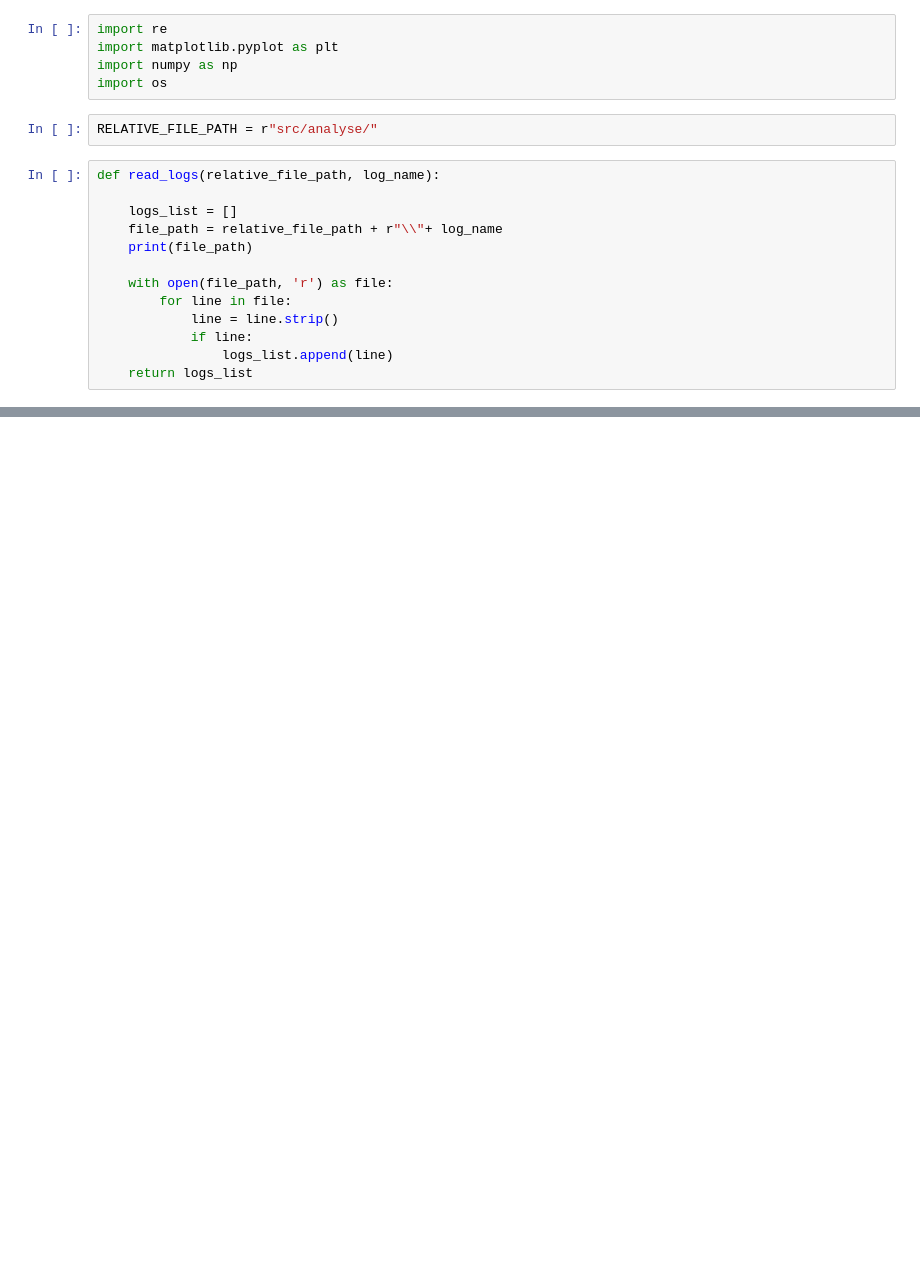
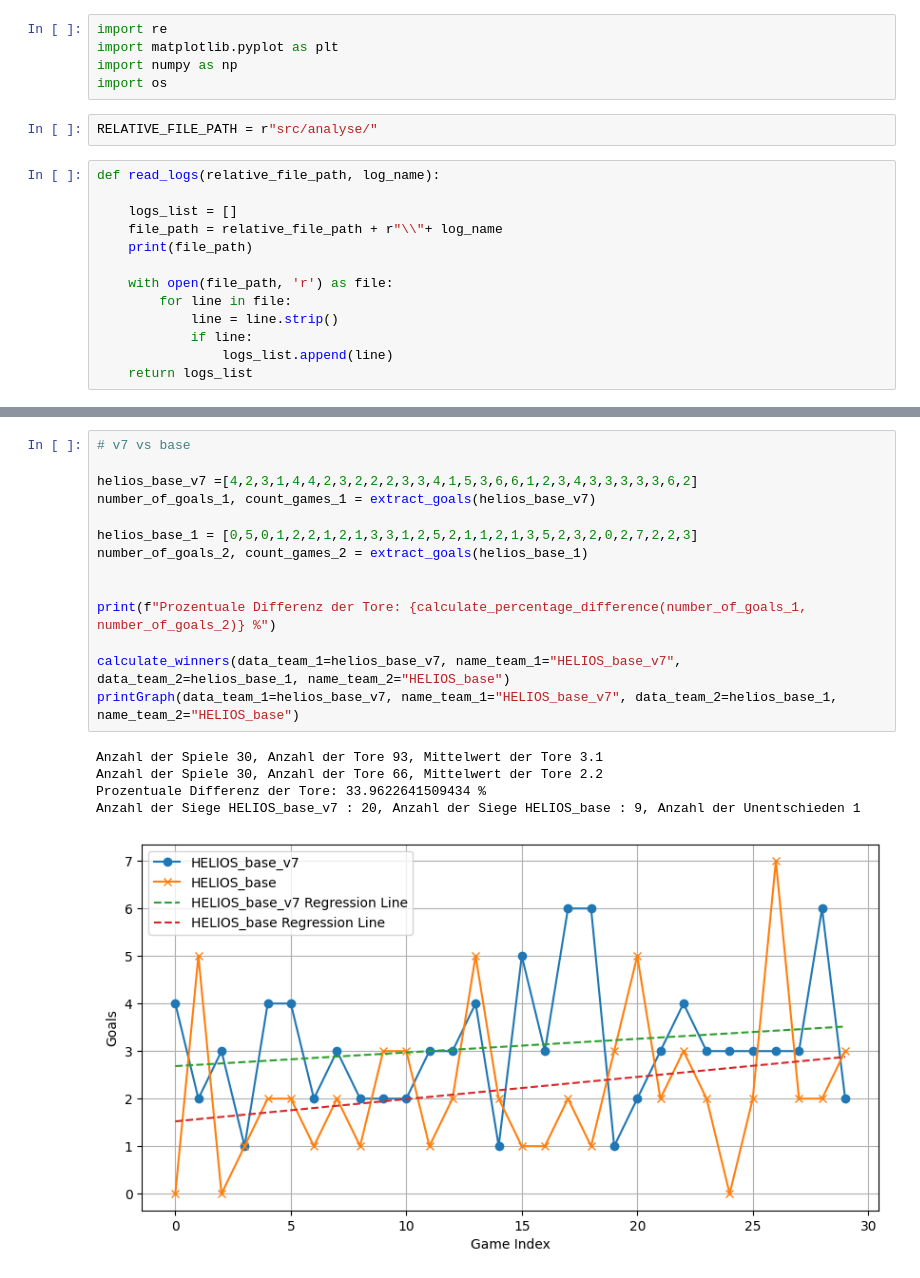
Before and after one commit to Haeuptling/helios-base, a Jupyter notebook: src/analyse/analyse.ipynb, the cells around one changed output, grey strips where cells are left out. Saved outputs shown, nothing was run; the diff lists cells and outputs as text; blank space fills up the shorter version.

```diff
--- a/src/analyse/analyse.ipynb
+++ b/src/analyse/analyse.ipynb
@@ -212,0 +168,20 @@ plt.show()
+# %%
+# v7 vs base
+
+helios_base_v7 =[4,2,3,1,4,4,2,3,2,2,2,3,3,4,1,5,3,6,6,1,2,3,4,3,3,3,3,3,6,2]
+number_of_goals_1, count_games_1 = extract_goals(helios_base_v7)
+
+helios_base_1 = [0,5,0,1,2,2,1,2,1,3,3,1,2,5,2,1,1,2,1,3,5,2,3,2,0,2,7,2,2,3]
+number_of_goals_2, count_games_2 = extract_goals(helios_base_1)
+
+
+print(f"Prozentuale Differenz der Tore: {calculate_percentage_difference(number_of_goals_1, number_of_goals_2)} %")
+
+calculate_winners(data_team_1=helios_base_v7, name_team_1="HELIOS_base_v7", data_team_2=helios_base_1, name_team_2="HELIOS_base")
+printGraph(data_team_1=helios_base_v7, name_team_1="HELIOS_base_v7", data_team_2=helios_base_1, name_team_2="HELIOS_base")
+# %% [output]
+Anzahl der Spiele 30, Anzahl der Tore 93, Mittelwert der Tore 3.1
+Anzahl der Spiele 30, Anzahl der Tore 66, Mittelwert der Tore 2.2
+Prozentuale Differenz der Tore: 33.9622641509434 %
+Anzahl der Siege HELIOS_base_v7 : 20, Anzahl der Siege HELIOS_base : 9, Anzahl der Unentschieden 1
+[figure, added]
```
Also changed, not shown: parts of 13 cells of this notebook, 18 other files.
